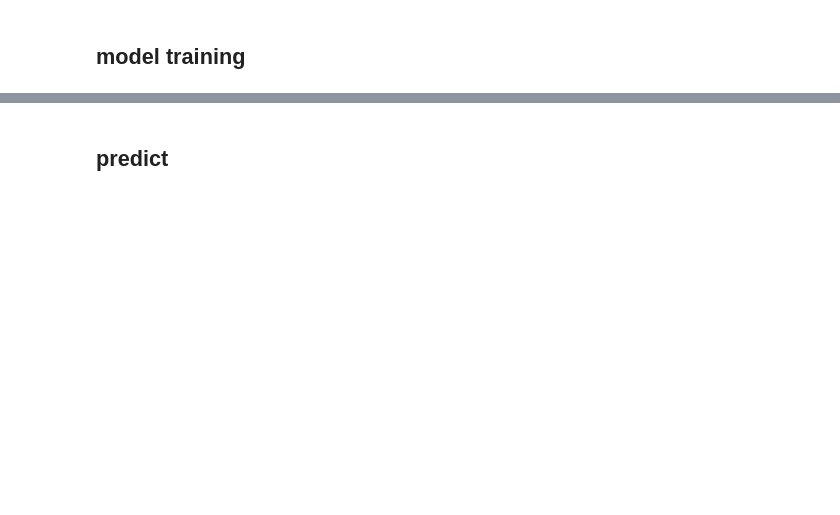
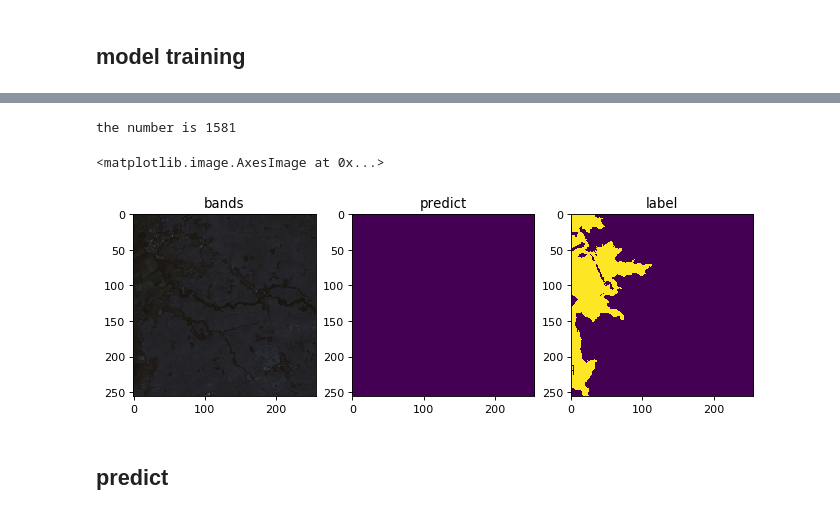
Before and after one commit to 458muda/cldl, a Jupyter notebook: jupyter_notebooks/deep_learning_basic_notebook.ipynb, the cells around one changed output, grey strips where cells are left out. Cells and saved outputs as stored; diff of their text form; code cells hidden in the pictures; blank space fills up the shorter version.

```diff
--- a/jupyter_notebooks/deep_learning_basic_notebook.ipynb
+++ b/jupyter_notebooks/deep_learning_basic_notebook.ipynb
@@ -847,17 +873,21 @@ model_1.save(model_path)
 # %%
 idx_num = random.randrange(len(x_val))
 plt.figure(figsize=(10, 8), dpi=80)
 print("the number is {0}".format(idx_num))
 plt.subplot(131)
 plt.title('bands')
 plt.imshow(x_val[idx_num,:,:,0:3])
 plt.subplot(132)
 plt.title('predict')
-plt.imshow(model_1.predict((np.expand_dims(x_val[idx_num,:,:,:],axis=0))).reshape((256,256,1)))
-# plt.imshow(np.argmax(model_1.predict((np.expand_dims(x_val[idx_num,:,:,:],axis=0))),axis=-1).reshape((256,256,1)))
+#plt.imshow(model_1.predict((np.expand_dims(x_val[idx_num,:,:,:],axis=0))).reshape((256,256,1)))
+plt.imshow(np.argmax(model_1.predict((np.expand_dims(x_val[idx_num,:,:,:],axis=0))),axis=-1).reshape((256,256)))
 plt.subplot(133)
 plt.title('label')
-plt.imshow((y_val[idx_num,:,:]>0.5).reshape(256,256,1))
+plt.imshow((y_val[idx_num,:,:]>0.5).reshape(256,256))
+# %% [output]
+the number is 1581
+<matplotlib.image.AxesImage at 0x...>
+[figure, added]
 # %% [markdown]
 ## predict
 # %%
```
Also changed, not shown: parts of 19 cells of this notebook, 2 other files.
